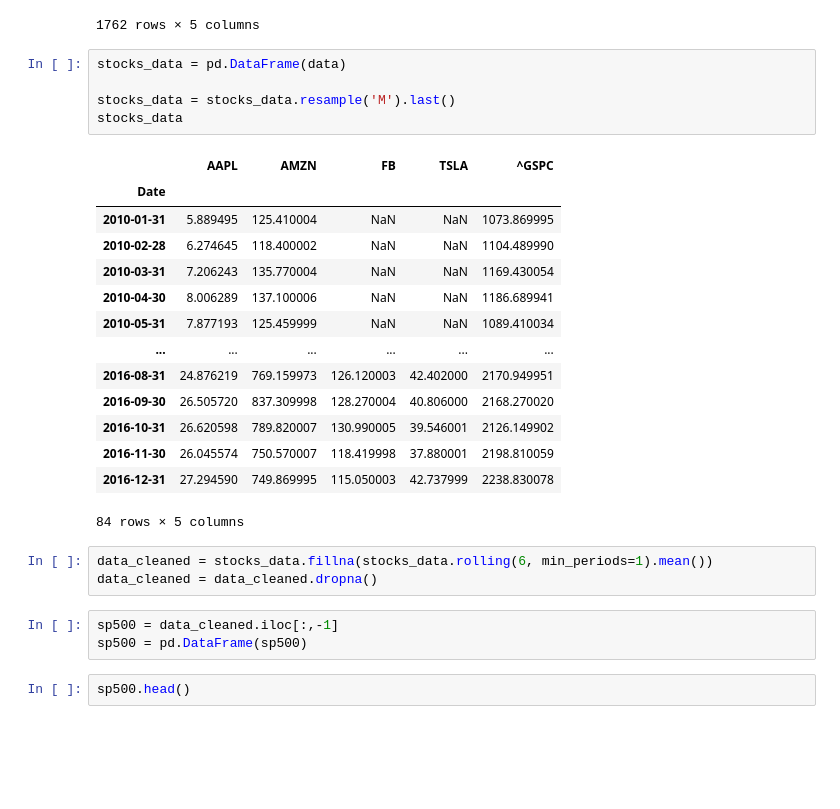
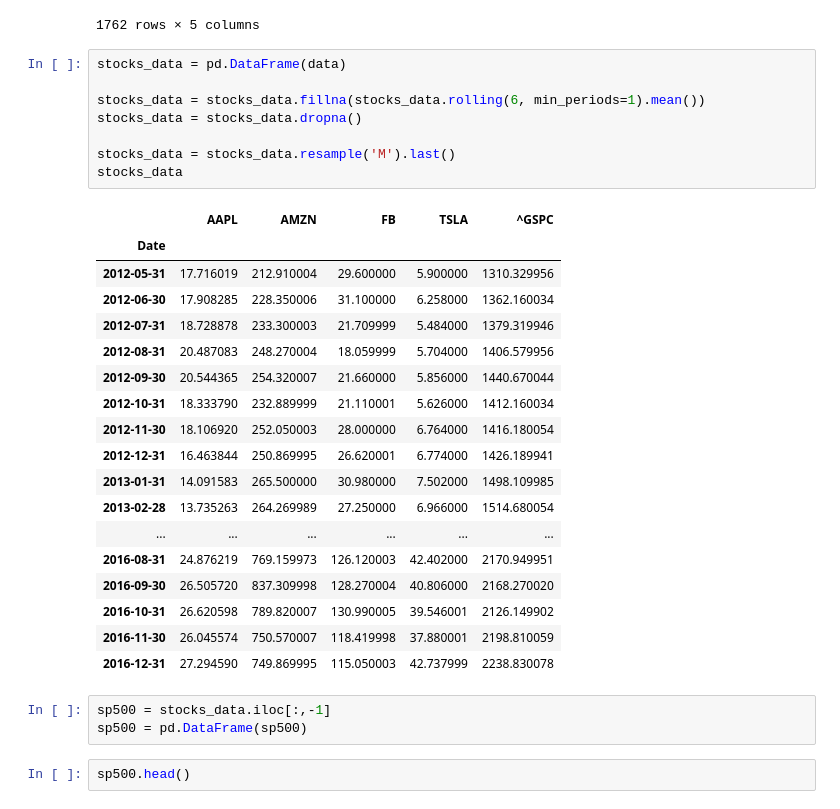
Before and after one commit to scottslusher/Portfolio-Builder, a Jupyter notebook: CAPM_troubleshoot.ipynb, the cells around one changed output. Cells and saved outputs as stored; diff of their text form; blank space fills up the shorter version.

```diff
--- a/CAPM_troubleshoot.ipynb
+++ b/CAPM_troubleshoot.ipynb
@@ -86,28 +44,32 @@ pd.DataFrame(data)
 # %%
 stocks_data = pd.DataFrame(data)
 
+stocks_data = stocks_data.fillna(stocks_data.rolling(6, min_periods=1).mean())
+stocks_data = stocks_data.dropna()
+
 stocks_data = stocks_data.resample('M').last()
 stocks_data
 # %% [output]
 |  | AAPL | AMZN | FB | TSLA | ^GSPC |
 | Date |  |  |  |  |  |
-| 2010-01-31 | 5.889495 | 125.410004 | NaN | NaN | 1073.869995 |
-| 2010-02-28 | 6.274645 | 118.400002 | NaN | NaN | 1104.489990 |
-| 2010-03-31 | 7.206243 | 135.770004 | NaN | NaN | 1169.430054 |
-| 2010-04-30 | 8.006289 | 137.100006 | NaN | NaN | 1186.689941 |
-| 2010-05-31 | 7.877193 | 125.459999 | NaN | NaN | 1089.410034 |
+| 2012-05-31 | 17.716019 | 212.910004 | 29.600000 | 5.900000 | 1310.329956 |
+| 2012-06-30 | 17.908285 | 228.350006 | 31.100000 | 6.258000 | 1362.160034 |
+| 2012-07-31 | 18.728878 | 233.300003 | 21.709999 | 5.484000 | 1379.319946 |
+| 2012-08-31 | 20.487083 | 248.270004 | 18.059999 | 5.704000 | 1406.579956 |
+| 2012-09-30 | 20.544365 | 254.320007 | 21.660000 | 5.856000 | 1440.670044 |
+| 2012-10-31 | 18.333790 | 232.889999 | 21.110001 | 5.626000 | 1412.160034 |
+| 2012-11-30 | 18.106920 | 252.050003 | 28.000000 | 6.764000 | 1416.180054 |
+| 2012-12-31 | 16.463844 | 250.869995 | 26.620001 | 6.774000 | 1426.189941 |
+| 2013-01-31 | 14.091583 | 265.500000 | 30.980000 | 7.502000 | 1498.109985 |
+| 2013-02-28 | 13.735263 | 264.269989 | 27.250000 | 6.966000 | 1514.680054 |
 | ... | ... | ... | ... | ... | ... |
 | 2016-08-31 | 24.876219 | 769.159973 | 126.120003 | 42.402000 | 2170.949951 |
 | 2016-09-30 | 26.505720 | 837.309998 | 128.270004 | 40.806000 | 2168.270020 |
 | 2016-10-31 | 26.620598 | 789.820007 | 130.990005 | 39.546001 | 2126.149902 |
 | 2016-11-30 | 26.045574 | 750.570007 | 118.419998 | 37.880001 | 2198.810059 |
 | 2016-12-31 | 27.294590 | 749.869995 | 115.050003 | 42.737999 | 2238.830078 |
-84 rows × 5 columns
-# %%
-data_cleaned = stocks_data.fillna(stocks_data.rolling(6, min_periods=1).mean())
-data_cleaned = data_cleaned.dropna()
 # %%
-sp500 = data_cleaned.iloc[:,-1]
+sp500 = stocks_data.iloc[:,-1]
 sp500 = pd.DataFrame(sp500)
 # %%
 sp500.head()
```
Also changed, not shown: parts of 8 cells of this notebook, 2 other files.
